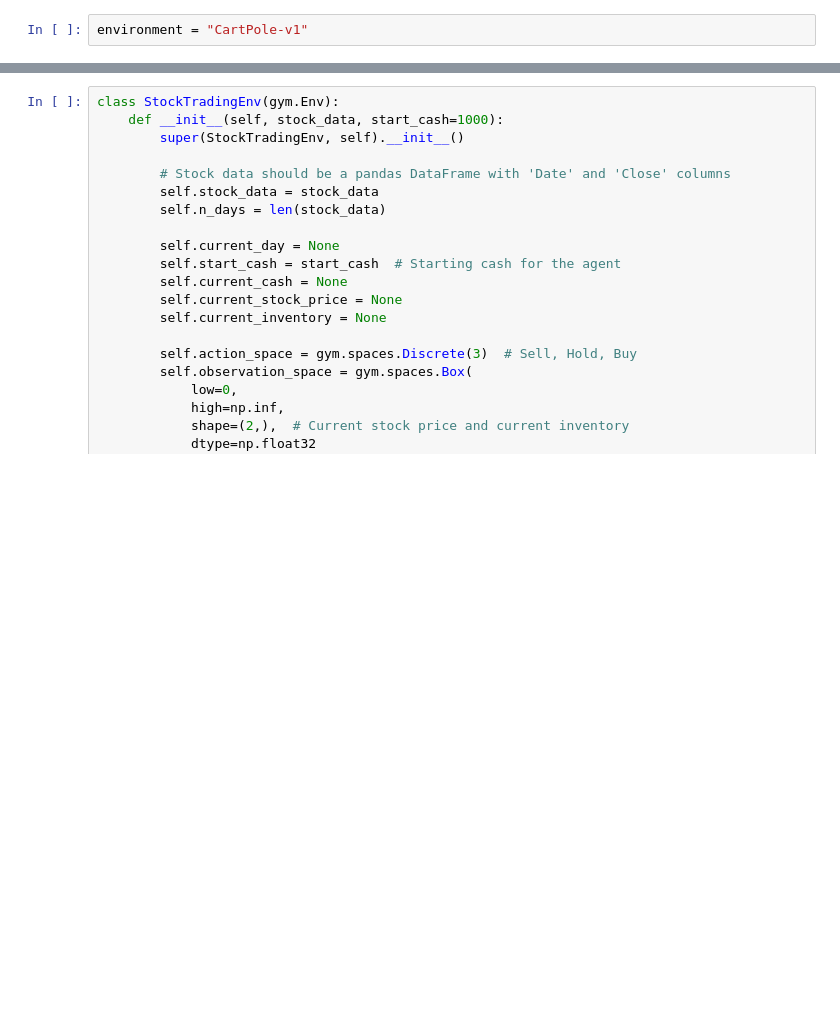
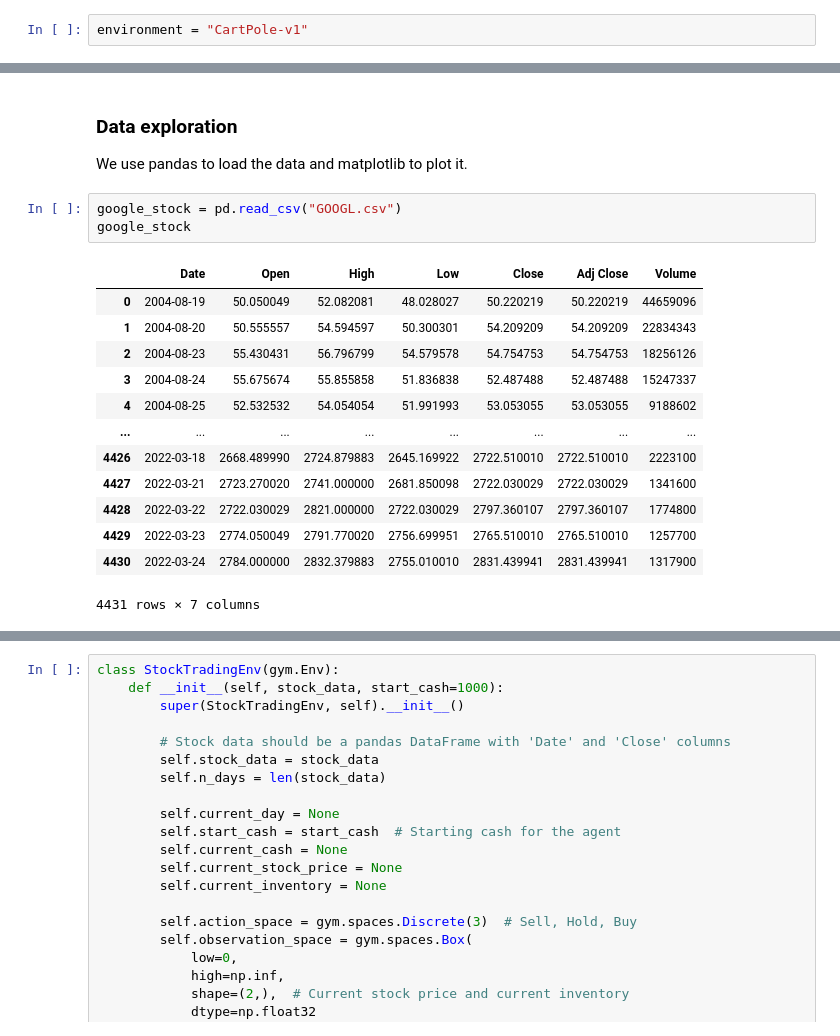
Before and after one commit to cric96/intro-reinforcement-learning-python, a Jupyter notebook: notebook.ipynb, the cells around one changed output, grey strips where cells are left out. Drawn from its saved outputs; the diff is of its cells as text; blank space fills up the shorter version.

```diff
--- a/notebook.ipynb
+++ b/notebook.ipynb
@@ -946,0 +900,20 @@ while not done:
+# %% [markdown]
+### Data exploration
+We use pandas to load the data and matplotlib to plot it.
+# %%
+google_stock = pd.read_csv("GOOGL.csv")
+google_stock
+# %% [output]
+|  | Date | Open | High | Low | Close | Adj Close | Volume |
+| 0 | 2004-08-19 | 50.050049 | 52.082081 | 48.028027 | 50.220219 | 50.220219 | 44659096 |
+| 1 | 2004-08-20 | 50.555557 | 54.594597 | 50.300301 | 54.209209 | 54.209209 | 22834343 |
+| 2 | 2004-08-23 | 55.430431 | 56.796799 | 54.579578 | 54.754753 | 54.754753 | 18256126 |
+| 3 | 2004-08-24 | 55.675674 | 55.855858 | 51.836838 | 52.487488 | 52.487488 | 15247337 |
+| 4 | 2004-08-25 | 52.532532 | 54.054054 | 51.991993 | 53.053055 | 53.053055 | 9188602 |
+| ... | ... | ... | ... | ... | ... | ... | ... |
+| 4426 | 2022-03-18 | 2668.489990 | 2724.879883 | 2645.169922 | 2722.510010 | 2722.510010 | 2223100 |
+| 4427 | 2022-03-21 | 2723.270020 | 2741.000000 | 2681.850098 | 2722.030029 | 2722.030029 | 1341600 |
+| 4428 | 2022-03-22 | 2722.030029 | 2821.000000 | 2722.030029 | 2797.360107 | 2797.360107 | 1774800 |
+| 4429 | 2022-03-23 | 2774.050049 | 2791.770020 | 2756.699951 | 2765.510010 | 2765.510010 | 1257700 |
+| 4430 | 2022-03-24 | 2784.000000 | 2832.379883 | 2755.010010 | 2831.439941 | 2831.439941 | 1317900 |
+4431 rows × 7 columns
```
Also changed, not shown: parts of 23 cells of this notebook.
